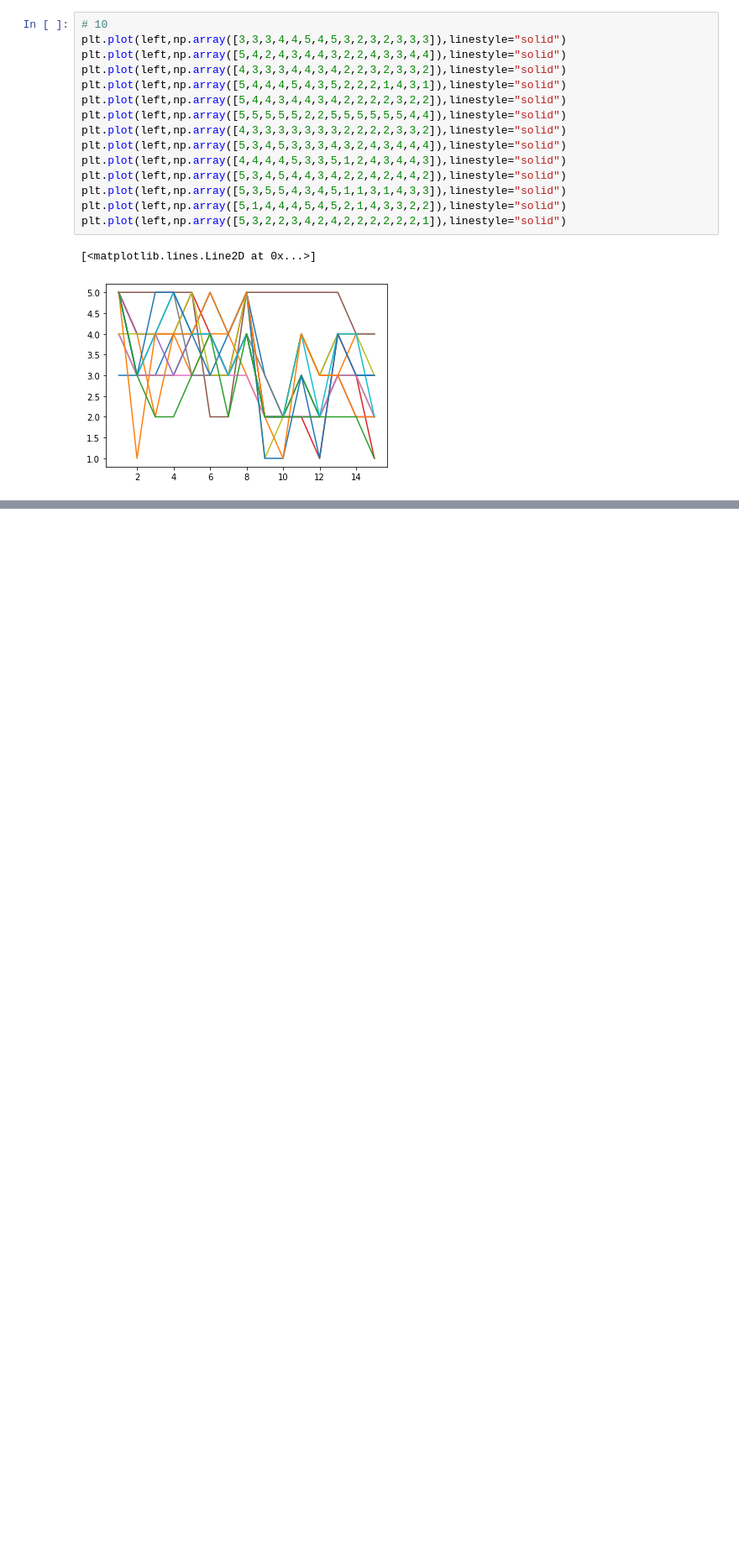
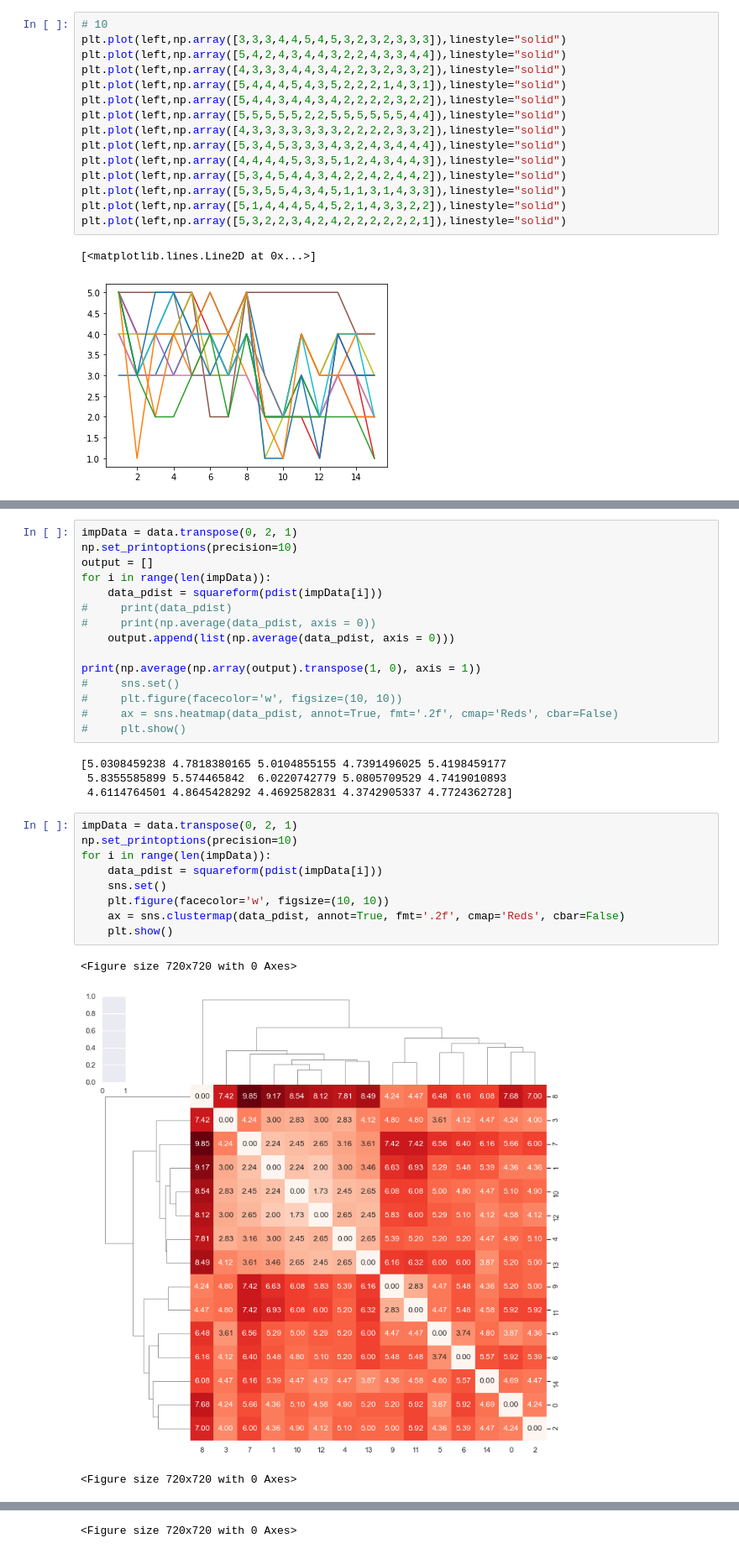
Before and after one commit to akariiijima/UserTest, a Jupyter notebook: Attributes.ipynb, the cells around one changed output, grey strips where cells are left out. Shown at 84% size. Saved outputs shown, nothing was run; the diff lists cells and outputs as text; blank space fills up the shorter version.

```diff
--- a/Attributes.ipynb
+++ b/Attributes.ipynb
@@ -184,0 +346,32 @@ plt.plot(left,np.array([5,3,2,2,3,4,2,4,2,2,2,2,2,2,1]),linestyle="solid")
+# %%
+impData = data.transpose(0, 2, 1)
+np.set_printoptions(precision=10)
+output = []
+for i in range(len(impData)):
+    data_pdist = squareform(pdist(impData[i]))
+#     print(data_pdist)
+#     print(np.average(data_pdist, axis = 0))
+    output.append(list(np.average(data_pdist, axis = 0)))
+
+print(np.average(np.array(output).transpose(1, 0), axis = 1))
+#     sns.set()
+#     plt.figure(facecolor='w', figsize=(10, 10))
+#     ax = sns.heatmap(data_pdist, annot=True, fmt='.2f', cmap='Reds', cbar=False)
+#     plt.show()
+# %% [output]
+[5.0308459238 4.7818380165 5.0104855155 4.7391496025 5.4198459177
+ 5.8355585899 5.574465842  6.0220742779 5.0805709529 4.7419010893
+ 4.6114764501 4.8645428292 4.4692582831 4.3742905337 4.7724362728]
+# %%
+impData = data.transpose(0, 2, 1)
+np.set_printoptions(precision=10)
+for i in range(len(impData)):
+    data_pdist = squareform(pdist(impData[i]))
+    sns.set()
+    plt.figure(facecolor='w', figsize=(10, 10))
+    ax = sns.clustermap(data_pdist, annot=True, fmt='.2f', cmap='Reds', cbar=False)
+    plt.show()
+# %% [output]
+<Figure size 720x720 with 0 Axes>
+[figure, added]
+<Figure size 720x720 with 0 Axes>
@@ -184,0 +379 @@ plt.plot(left,np.array([5,3,2,2,3,4,2,4,2,2,2,2,2,2,1]),linestyle="solid")
+<Figure size 720x720 with 0 Axes>
```
Also changed, not shown: parts of 3 cells of this notebook, 1 other file.
